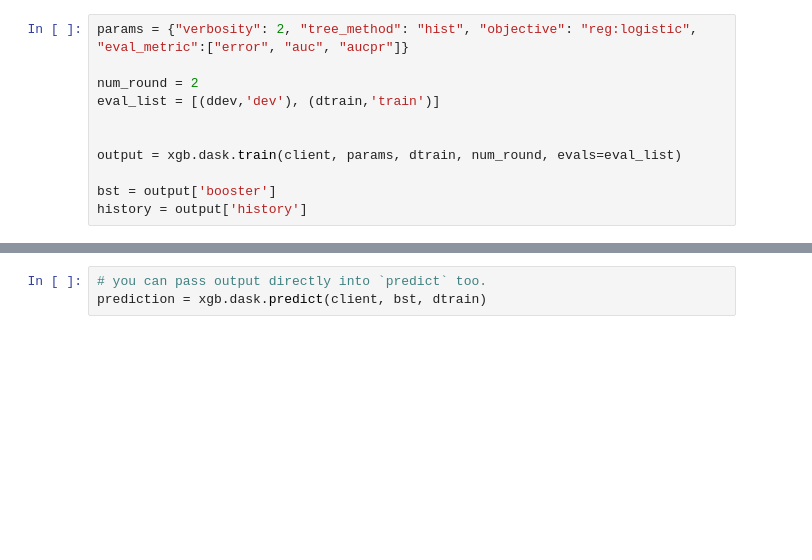
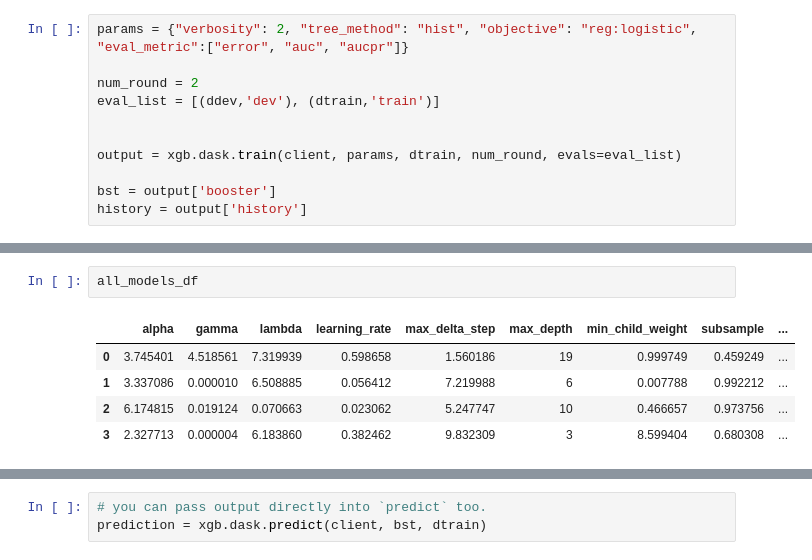
Before and after one commit to fastforwardlabs/dask-cml, a Jupyter notebook: distributed-xgboost-with-dask.ipynb, the cells around one changed output, grey strips where cells are left out. Saved outputs shown, nothing was run; the diff lists cells and outputs as text; blank space fills up the shorter version.

```diff
--- a/distributed-xgboost-with-dask.ipynb
+++ b/distributed-xgboost-with-dask.ipynb
@@ -285,3 +353,11 @@ history = output['history']
+# %%
+all_models_df
+# %% [output]
+|  | alpha | gamma | lambda | learning_rate | max_delta_step | max_depth | min_child_weight | subsample | ... |
+| 0 | 3.745401 | 4.518561 | 7.319939 | 0.598658 | 1.560186 | 19 | 0.999749 | 0.459249 | ... |
+| 1 | 3.337086 | 0.000010 | 6.508885 | 0.056412 | 7.219988 | 6 | 0.007788 | 0.992212 | ... |
+| 2 | 6.174815 | 0.019124 | 0.070663 | 0.023062 | 5.247747 | 10 | 0.466657 | 0.973756 | ... |
+| 3 | 2.327713 | 0.000004 | 6.183860 | 0.382462 | 9.832309 | 3 | 8.599404 | 0.680308 | ... |
 # %%
 output
 # %% [output]
```
Also changed, not shown: parts of 8 cells of this notebook.
